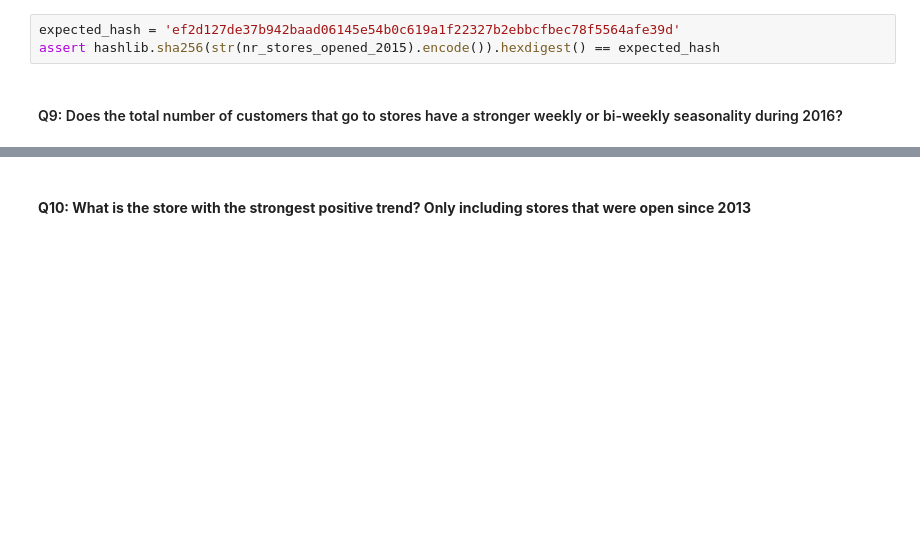
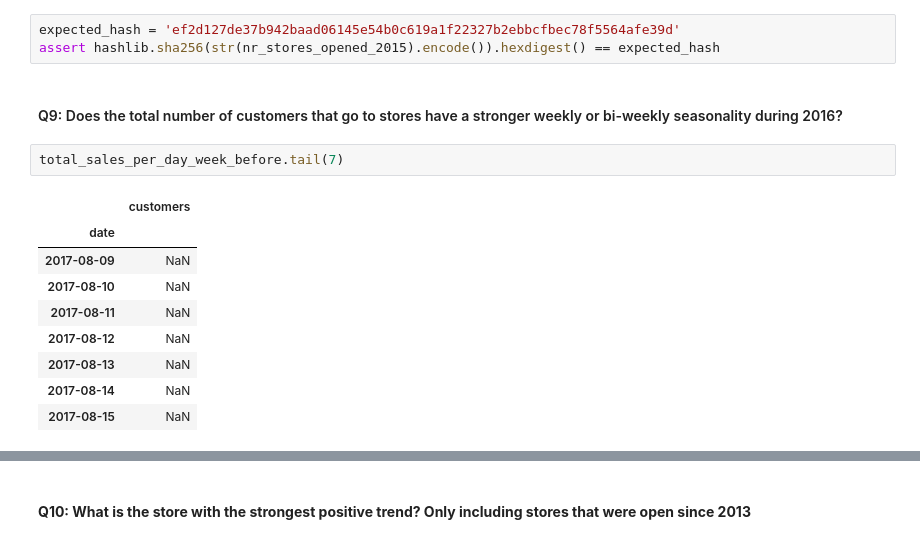
Before and after one commit to valentyna-koshelnyk/Data-Science-Academy, a Jupyter notebook: S03 - Time Series/BLU04 - Time Series Concepts/Exercise notebook.ipynb, the cells around one changed output, grey strips where cells are left out. Drawn from its saved outputs; the diff is of its cells as text; blank space fills up the shorter version.

```diff
--- a/S03 - Time Series/BLU04 - Time Series Concepts/Exercise notebook.ipynb
+++ b/S03 - Time Series/BLU04 - Time Series Concepts/Exercise notebook.ipynb
@@ -187,5 +190,17 @@ expected_hash = 'ef2d127de37b942baad06145e54b0c619a1f22327b2ebbcfbec78f5564afe39
 assert hashlib.sha256(str(nr_stores_opened_2015).encode()).hexdigest() == expected_hash
 # %% [markdown]
 #### Q9: Does the total number of customers that go to stores have a stronger weekly or bi-weekly seasonality during 2016?
+# %%
+total_sales_per_day_week_before.tail(7)
+# %% [output]
+|  | customers |
+| date |  |
+| 2017-08-09 | NaN |
+| 2017-08-10 | NaN |
+| 2017-08-11 | NaN |
+| 2017-08-12 | NaN |
+| 2017-08-13 | NaN |
+| 2017-08-14 | NaN |
+| 2017-08-15 | NaN |
 # %%
 total_sales_per_day = stores.groupby(level='date').sum()
```
Also changed, not shown: parts of 5 cells of this notebook, 5 other files.
